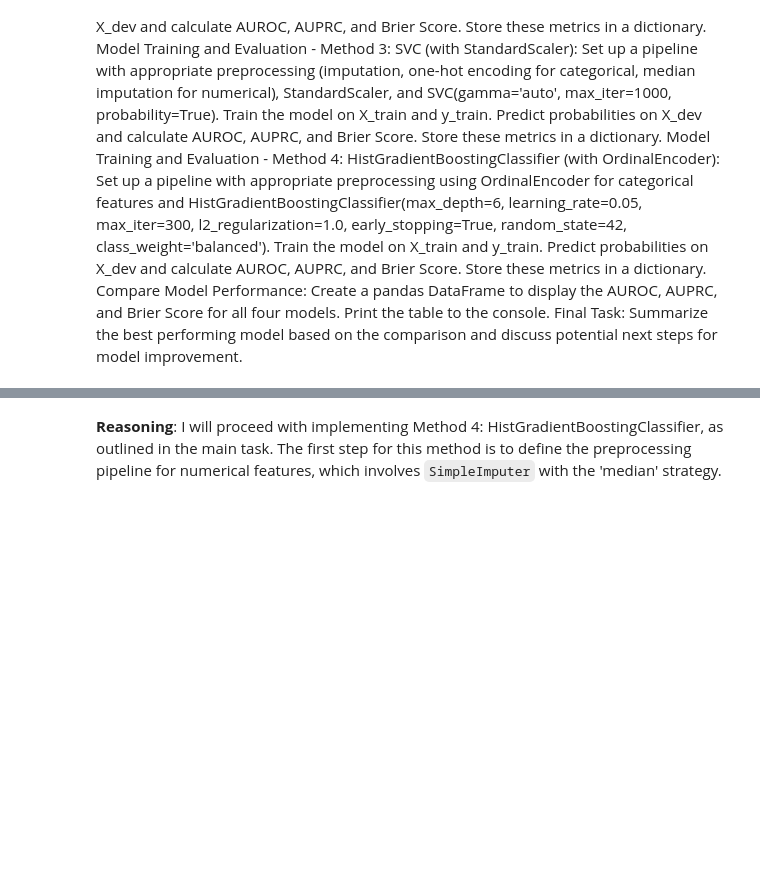
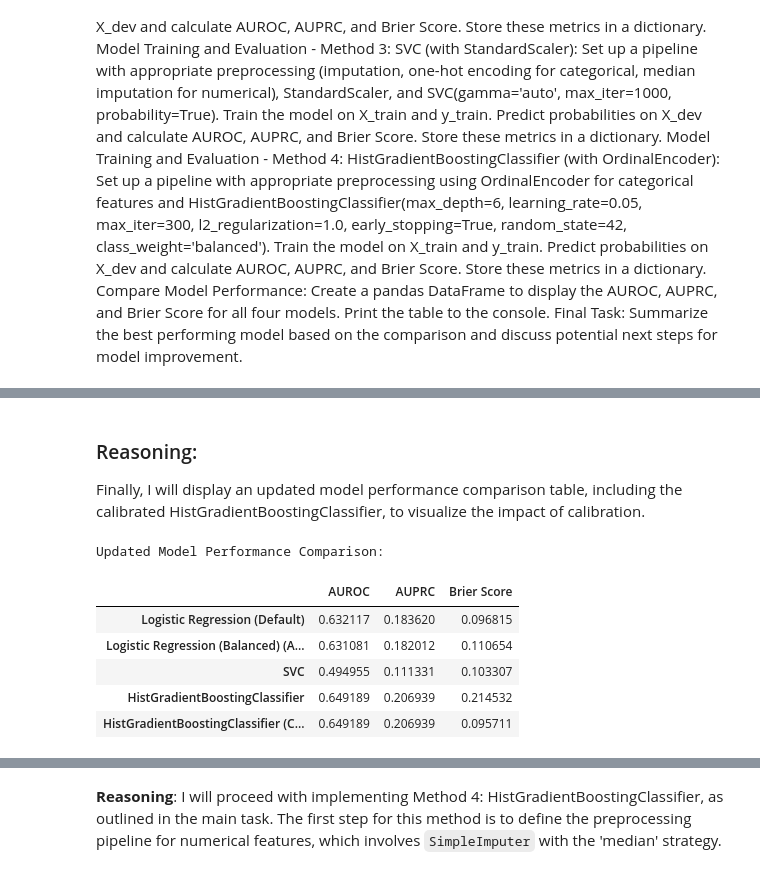
Before and after one commit to joezein71/AIHC-5010-Winter-2026, a Jupyter notebook: 20260216_project1_zein.ipynb, the cells around one changed output, grey strips where cells are left out. Drawn from its saved outputs; the diff is of its cells as text; code cells hidden in the pictures; blank space fills up the shorter version.

```diff
--- a/20260216_project1_zein.ipynb
+++ b/20260216_project1_zein.ipynb
@@ -1482,7 +1361,7 @@ I will now create a complete `Pipeline` that integrates the `preprocessor` and t
 # %%
 model = Pipeline(steps=[
     ('preprocessor', preprocessor),
-    ('classifier', LogisticRegression(max_iter=200, random_state=42))
+    ('classifier', LogisticRegression(max_iter=1000, random_state=42))
 ])
 
 # 5. Train this pipeline on X_train_processed and y_train
@@ -1651,18 +1591,0 @@ I will now use the retrained `model_balanced` pipeline to predict probabilities
-# %%
-y_pred_proba_balanced = model_balanced.predict_proba(X_dev)[:, 1]
-
-# Calculate the AUROC, AUPRC, and Brier Score
-auroc_balanced = roc_auc_score(y_dev, y_pred_proba_balanced)
-auprc_balanced = average_precision_score(y_dev, y_pred_proba_balanced)
-brier_balanced = brier_score_loss(y_dev, y_pred_proba_balanced)
-
-print(f"Logistic Regression (Balanced) - AUROC: {auroc_balanced:.4f}, AUPRC: {auprc_balanced:.4f}, Brier Score: {brier_balanced:.4f}")
-
-# Store the calculated metrics
-model_performance['Logistic Regression (Balanced)'] = {
-    'AUROC': auroc_balanced,
-    'AUPRC': auprc_balanced,
-    'Brier Score': brier_balanced
-}
-
-print("Evaluation metrics for Logistic Regression (Balanced) stored.")
@@ -1691,19 +1593,0 @@ I will define a preprocessing pipeline for numerical features for the SVC model,
-# %%
-from sklearn.pipeline import Pipeline
-from sklearn.impute import SimpleImputer
-from sklearn.preprocessing import StandardScaler, OneHotEncoder
-from sklearn.compose import ColumnTransformer
-from sklearn.svm import SVC
-from sklearn.metrics import roc_auc_score, average_precision_score, brier_score_loss
-import pandas as pd
-import numpy as np
-
-# 1. Define a preprocessing pipeline for numerical features
-#    - Use `SimpleImputer` with the 'median' strategy.
-#    - Apply `StandardScaler`.
-svc_numerical_transformer = Pipeline(steps=[
-    ('imputer', SimpleImputer(strategy='median')),
-    ('scaler', StandardScaler())
-])
-
-print("Numerical preprocessing pipeline for SVC defined (with StandardScaler).")
@@ -1773,0 +1717,16 @@ print("Evaluation metrics for SVC stored.")
+# %% [markdown]
+### Reasoning:
+Finally, I will display an updated model performance comparison table, including the calibrated HistGradientBoostingClassifier, to visualize the impact of calibration.
+# %%
+performance_df_updated = pd.DataFrame(model_performance).T
+
+print("\nUpdated Model Performance Comparison:")
+display(performance_df_updated)
+# %% [output]
+Updated Model Performance Comparison:
+|  | AUROC | AUPRC | Brier Score |
+| Logistic Regression (Default) | 0.632117 | 0.183620 | 0.096815 |
+| Logistic Regression (Balanced) (A... | 0.631081 | 0.182012 | 0.110654 |
+| SVC | 0.494955 | 0.111331 | 0.103307 |
+| HistGradientBoostingClassifier | 0.649189 | 0.206939 | 0.214532 |
+| HistGradientBoostingClassifier (C... | 0.649189 | 0.206939 | 0.095711 |
```
Also changed, not shown: parts of 140 cells of this notebook.
